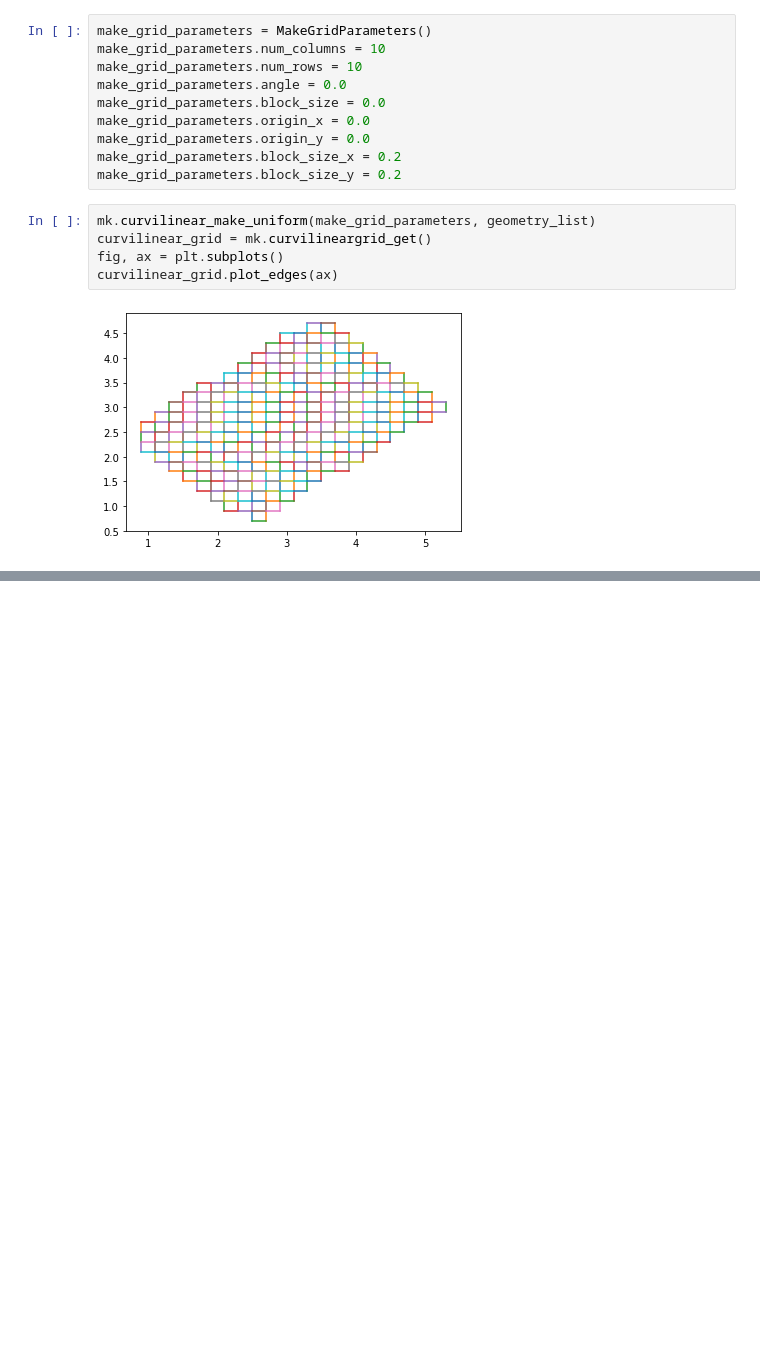
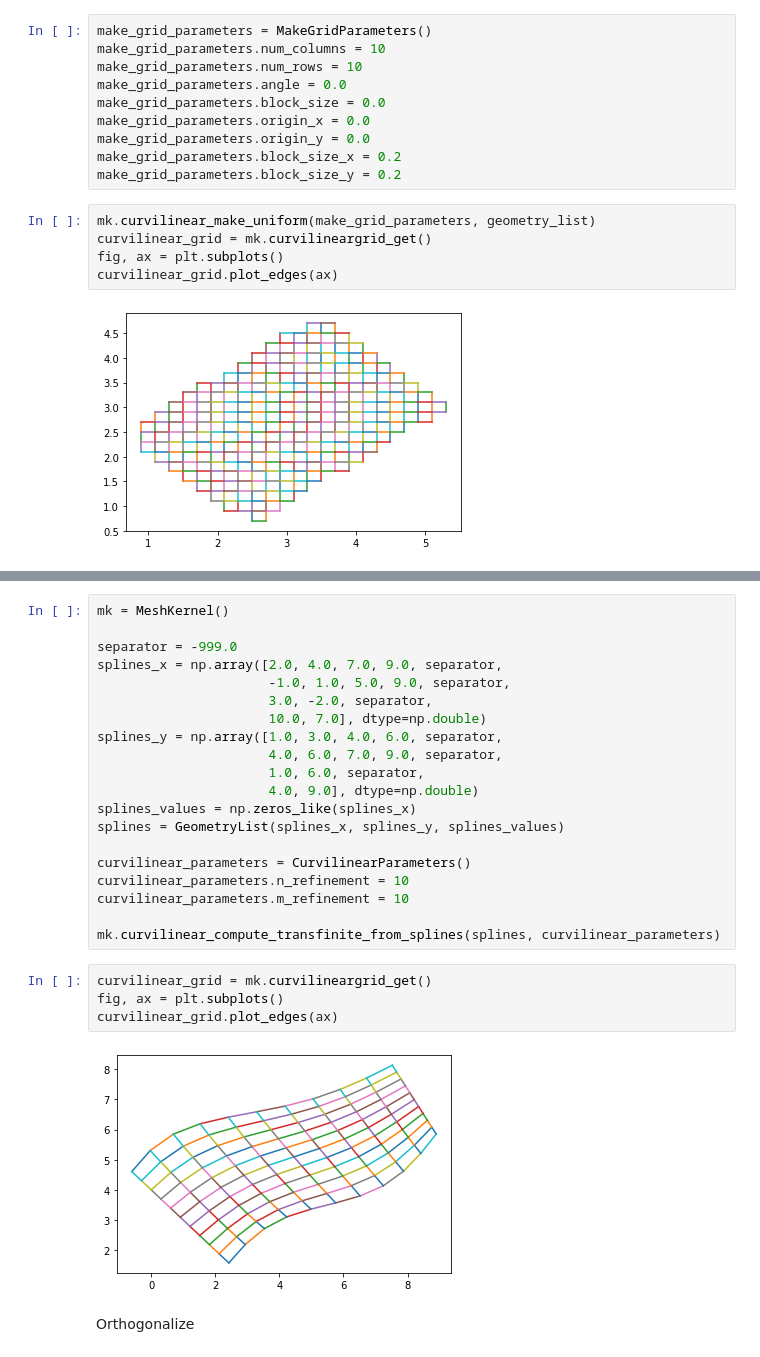
Before and after one commit to Deltares/MeshKernelPy, a Jupyter notebook: docs/examples/04_curvilineargrid_basics.ipynb, the cells around one changed output, grey strips where cells are left out. Saved outputs shown, nothing was run; the diff lists cells and outputs as text; blank space fills up the shorter version.

```diff
--- a/docs/examples/04_curvilineargrid_basics.ipynb
+++ b/docs/examples/04_curvilineargrid_basics.ipynb
@@ -205,0 +225,28 @@ curvilinear_grid.plot_edges(ax)
+# %%
+mk = MeshKernel()
+
+separator = -999.0
+splines_x = np.array([2.0, 4.0, 7.0, 9.0, separator,
+                      -1.0, 1.0, 5.0, 9.0, separator,
+                      3.0, -2.0, separator,
+                      10.0, 7.0], dtype=np.double)
+splines_y = np.array([1.0, 3.0, 4.0, 6.0, separator,
+                      4.0, 6.0, 7.0, 9.0, separator,
+                      1.0, 6.0, separator,
+                      4.0, 9.0], dtype=np.double)
+splines_values = np.zeros_like(splines_x)
+splines = GeometryList(splines_x, splines_y, splines_values)
+
+curvilinear_parameters = CurvilinearParameters()
+curvilinear_parameters.n_refinement = 10
+curvilinear_parameters.m_refinement = 10
+
+mk.curvilinear_compute_transfinite_from_splines(splines, curvilinear_parameters)
+# %%
+curvilinear_grid = mk.curvilineargrid_get()
+fig, ax = plt.subplots()
+curvilinear_grid.plot_edges(ax)
+# %% [output]
+[figure, added]
+# %% [markdown]
+Orthogonalize
```
Also changed, not shown: parts of 9 cells of this notebook, 1 other file.
